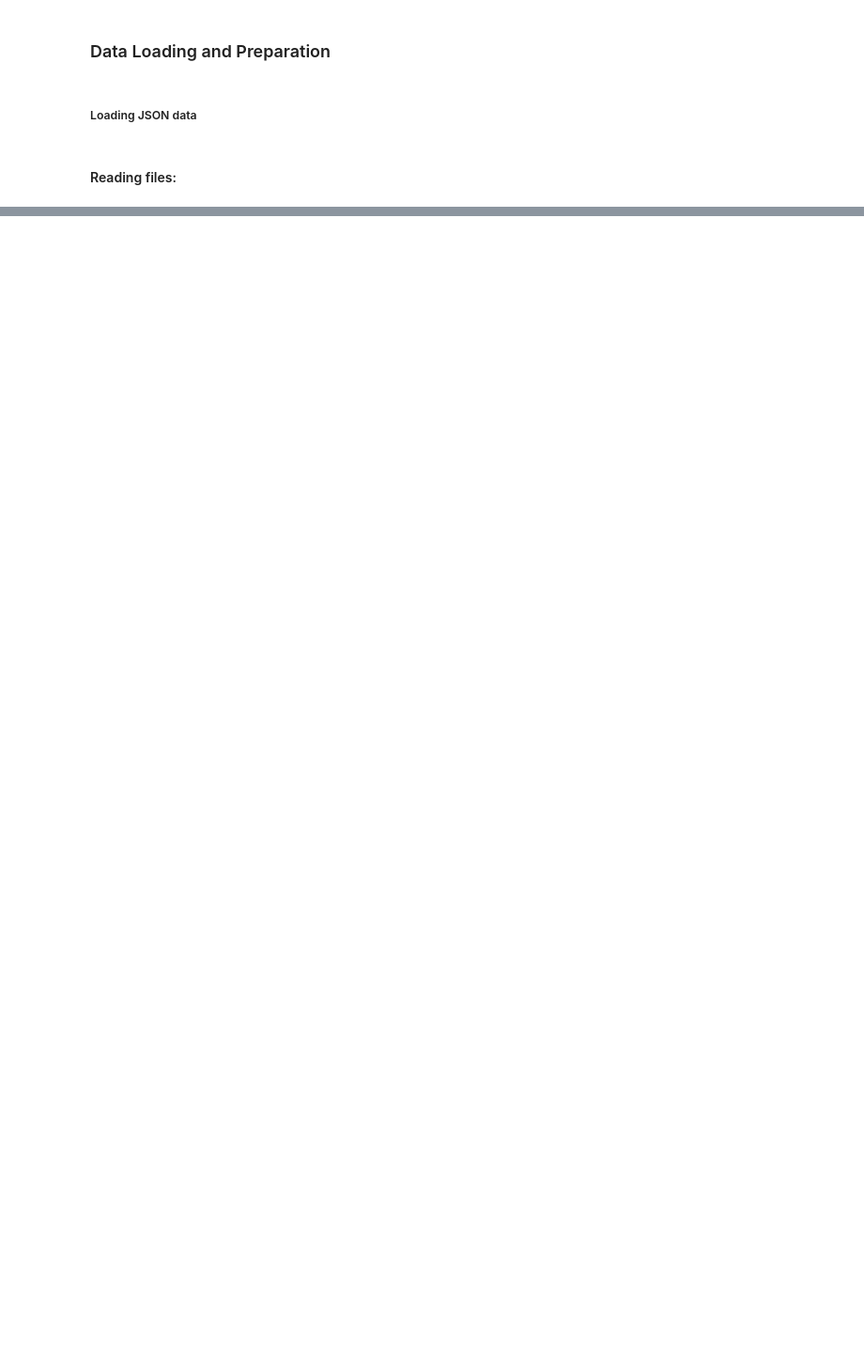
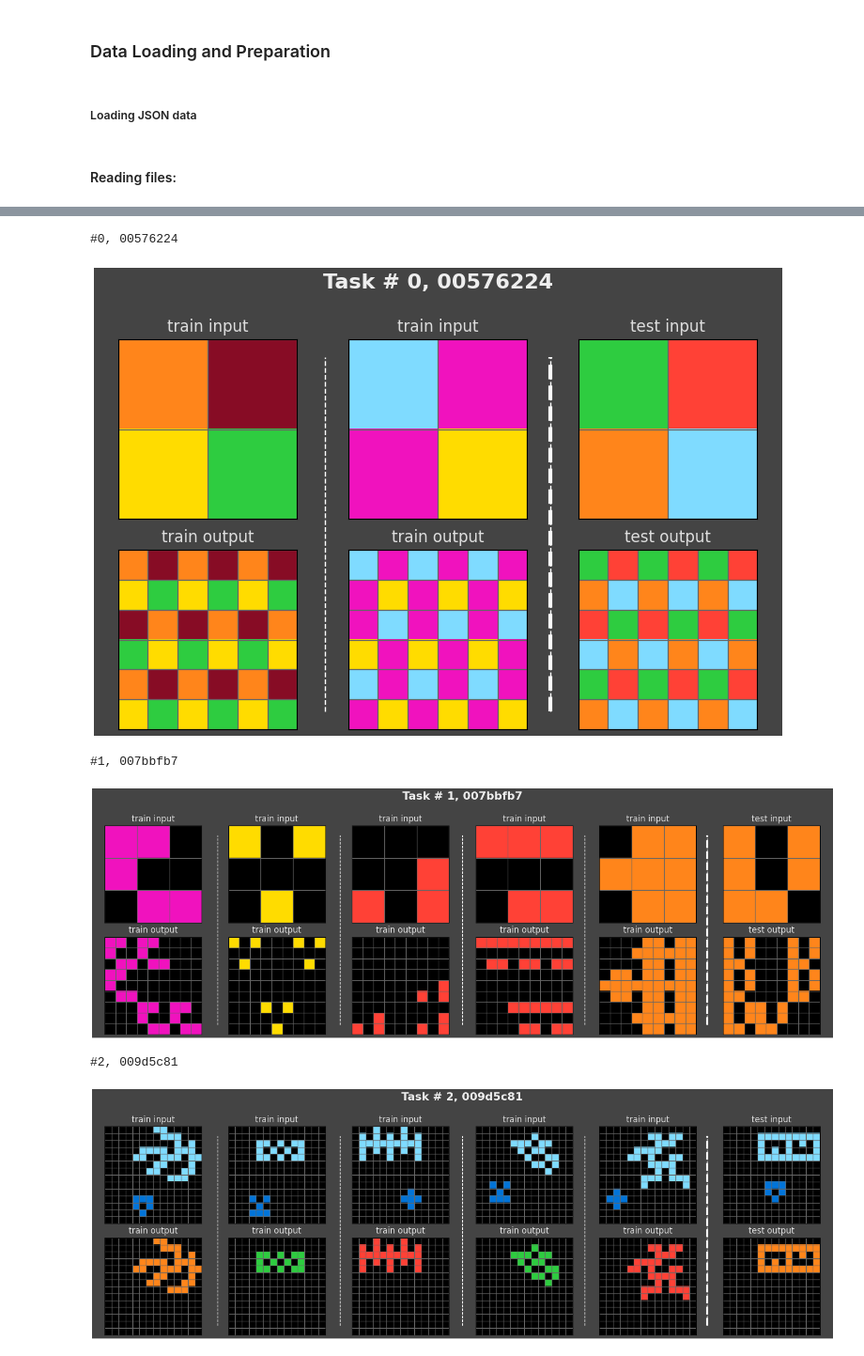
Before and after one commit to ZakAlreich/ArcPrize2025, a Jupyter notebook: ARC-AGI 2025: Visualization all 1000+120 tasks.ipynb, the cells around one changed output, grey strips where cells are left out. Shown at 94% size. Saved outputs shown, nothing was run; the diff lists cells and outputs as text; code cells hidden in the pictures; blank space fills up the shorter version.

```diff
--- a/ARC-AGI 2025: Visualization all 1000+120 tasks.ipynb
+++ b/ARC-AGI 2025: Visualization all 1000+120 tasks.ipynb
@@ -28,0 +25,6 @@ FileNotFoundError: [Errno 2] No such file or directory: '/Users/zak/ArcPrize2025
+# %%
+training_challenges = load_json(base_path +'arc-agi_training_challenges.json')
+training_solutions    = load_json(base_path +'arc-agi_training_solutions.json')
+
+evaluation_challenges = load_json(base_path +'arc-agi_evaluation_challenges.json')
+evaluation_solutions  = load_json(base_path +'arc-agi_evaluation_solutions.json')
@@ -28,0 +232,13 @@ FileNotFoundError: [Errno 2] No such file or directory: '/Users/zak/ArcPrize2025
+# %%
+for i in range(0, 3):
+    t = list(training_challenges)[i]
+    task = training_challenges[t]
+    task_solution = training_solutions[t]
+    plot_task(task, task_solution, i, t)
+# %% [output]
+#0, 00576224
+[figure, added]
+#1, 007bbfb7
+[figure, added]
+#2, 009d5c81
+[figure, added]
```
Also changed, not shown: parts of 22 cells of this notebook.
